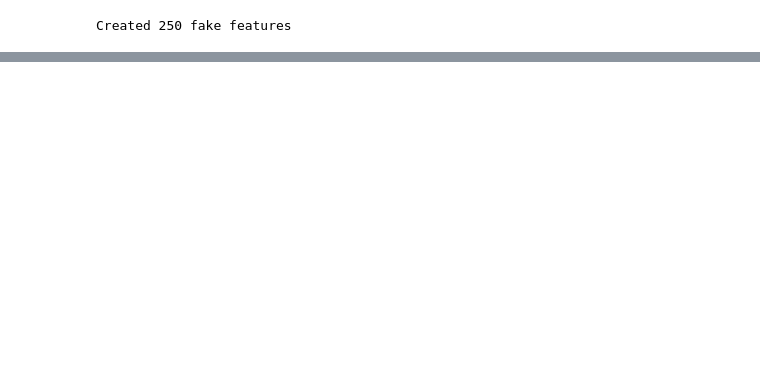
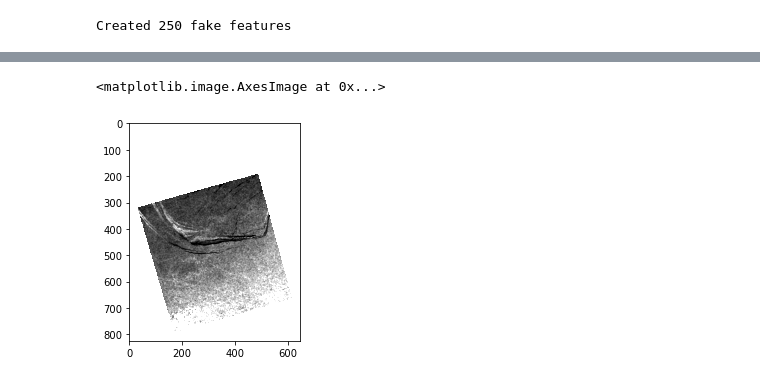
Before and after one commit to tdcwilliams/arktalas-scripts, a Jupyter notebook: python/RS2_drift/detailed_radarsat.ipynb, the cells around one changed output, grey strips where cells are left out. Saved outputs shown, nothing was run; the diff lists cells and outputs as text; code cells hidden in the pictures; blank space fills up the shorter version.

```diff
--- a/python/RS2_drift/detailed_radarsat.ipynb
+++ b/python/RS2_drift/detailed_radarsat.ipynb
@@ -308,0 +363,6 @@ Text(0.5, 1.0, 'Shear, %/day')
+# %%
+hh = np.ma.array(median_filter(hh2.data, 3), mask=hh2.mask)
+plt.imshow(hh, cmap='gray', vmin=vmin, vmax=vmax)
+# %% [output]
+<matplotlib.image.AxesImage at 0x...>
+[figure, added]
```
Also changed, not shown: parts of 21 cells of this notebook.
